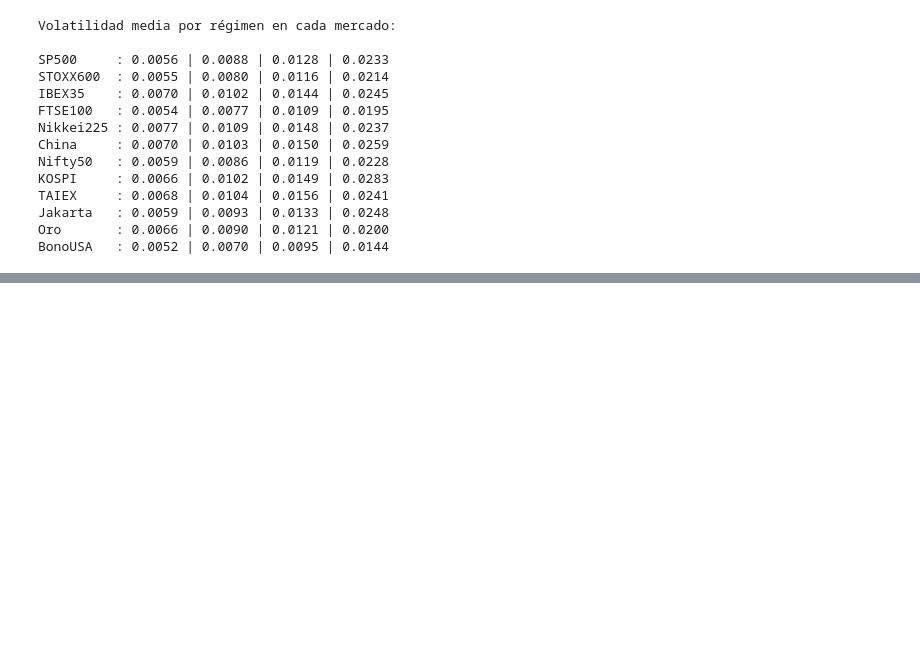
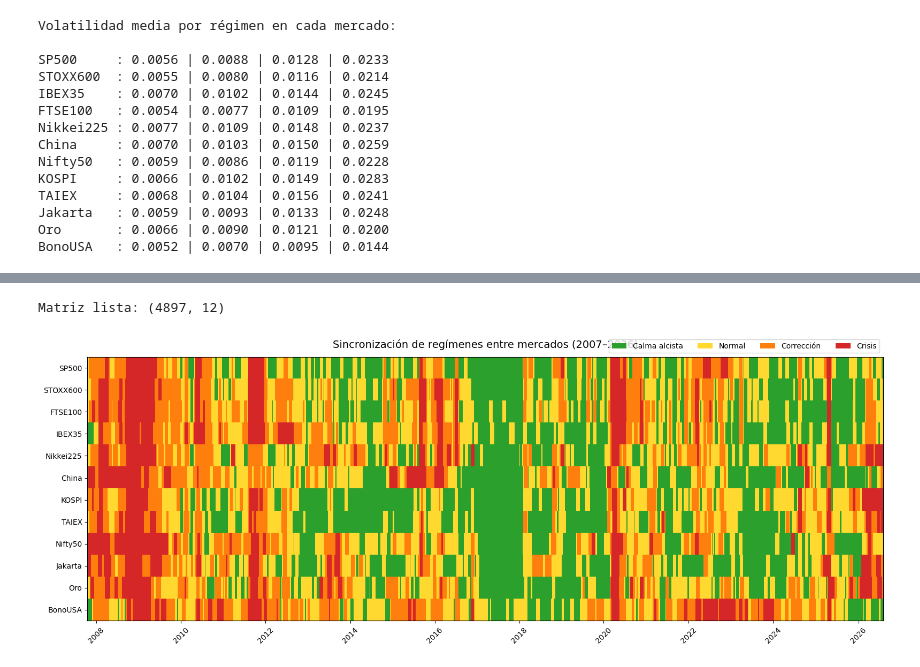
Before and after one commit to cristiangaymartin/tfm-estados-mercado, a Jupyter notebook: notebooks/02_regimenes.ipynb, the cells around one changed output, grey strips where cells are left out. Saved outputs shown, nothing was run; the diff lists cells and outputs as text; code cells hidden in the pictures; blank space fills up the shorter version.

Commit message:
Añade análisis de sincronización de regímenes global.

```diff
--- a/notebooks/02_regimenes.ipynb
+++ b/notebooks/02_regimenes.ipynb
@@ -658,0 +698,48 @@ BonoUSA   : 0.0052 | 0.0070 | 0.0095 | 0.0144
+# %%
+# Rellenamos huecos de festivos con el régimen del día anterior (forward fill)
+matriz_regimenes = matriz_regimenes.ffill()
+
+# Ordenamos los mercados por regiones para que el gráfico sea legible
+orden = ["SP500", "STOXX600", "FTSE100", "IBEX35",        # Occidente
+         "Nikkei225", "China", "KOSPI", "TAIEX", "Nifty50", "Jakarta",  # Asia
+         "Oro", "BonoUSA"]                                 # Refugios
+matriz_regimenes = matriz_regimenes[orden]
+
+print("Matriz lista:", matriz_regimenes.shape)
+# %% [output]
+Matriz lista: (4897, 12)
+# %%
+# Paleta ordenada por gravedad (mismo criterio de color que antes)
+cmap = mcolors.ListedColormap(["#2ca02c", "#ffd92f", "#ff7f0e", "#d62728"])
+
+fig, ax = plt.subplots(figsize=(16, 6))
+
+# La matriz traspuesta: filas = mercados, columnas = tiempo
+datos_img = matriz_regimenes.T.values
+
+im = ax.imshow(datos_img, aspect="auto", cmap=cmap, interpolation="nearest",
+               extent=[0, len(matriz_regimenes), len(orden), 0])
+
+# Etiquetas de mercados en el eje Y
+ax.set_yticks([i + 0.5 for i in range(len(orden))])
+ax.set_yticklabels(orden)
+
+# Etiquetas de años en el eje X
+años = matriz_regimenes.index.year
+cambios_año = [i for i in range(1, len(años)) if años[i] != años[i-1]]
+ax.set_xticks(cambios_año[::2])
+ax.set_xticklabels([años[i] for i in cambios_año[::2]], rotation=45)
+
+ax.set_title("Sincronización de regímenes entre mercados (2007–2026)", fontsize=14, pad=12)
+
+# Leyenda
+leyenda = [Patch(facecolor=c, label=n) for n, c in
+           zip(["Calma alcista", "Normal", "Corrección", "Crisis"],
+               ["#2ca02c", "#ffd92f", "#ff7f0e", "#d62728"])]
+ax.legend(handles=leyenda, loc="upper right", ncol=4, bbox_to_anchor=(1, 1.08))
+
+plt.tight_layout()
+plt.savefig(f"{RUTA_DOCS}/sincronizacion_regimenes.png", dpi=150, bbox_inches="tight")
+plt.show()
+# %% [output]
+[figure, added]
```
Also changed, not shown: parts of 2 cells of this notebook.
